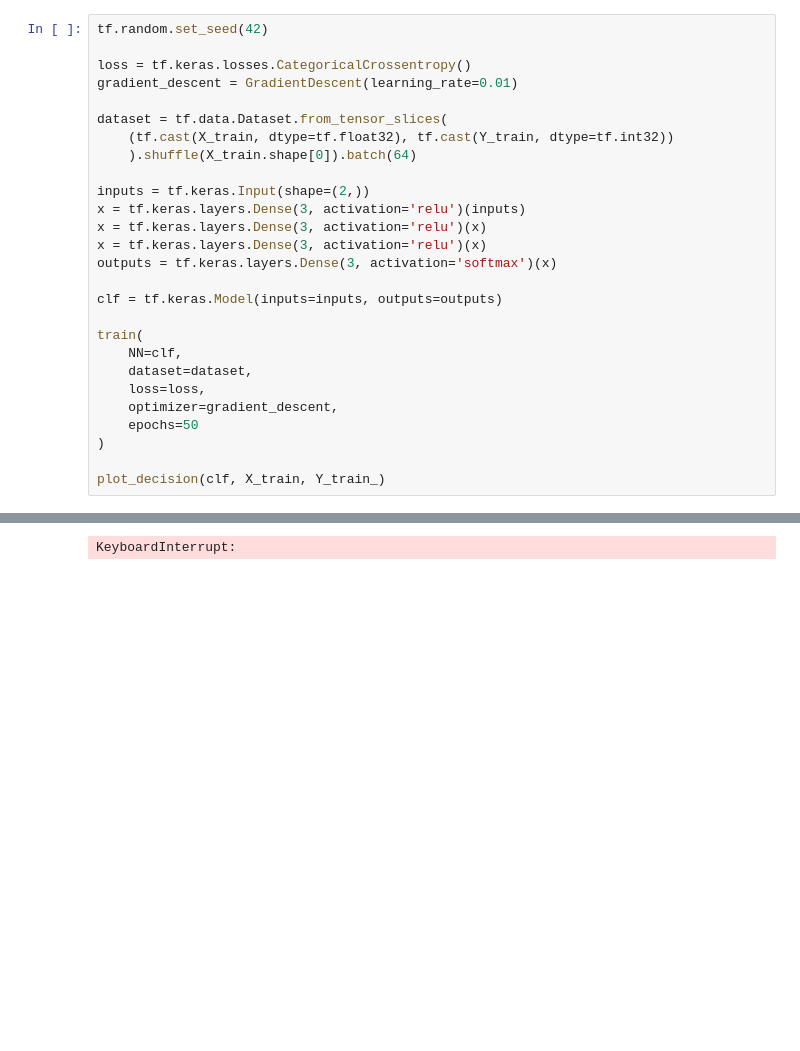
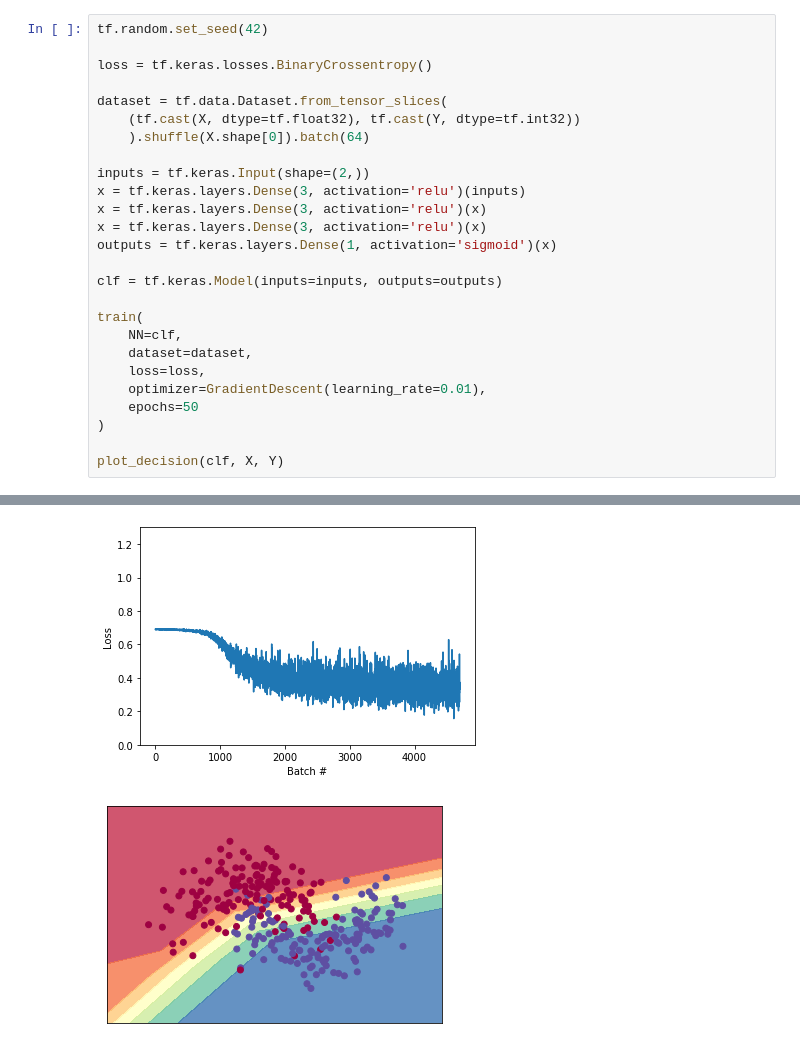
Before and after one commit to Ohorodnik/NN-framework, a Jupyter notebook: GradientDescent.ipynb, the cells around one changed output, grey strips where cells are left out. Saved outputs shown, nothing was run; the diff lists cells and outputs as text; blank space fills up the shorter version.

```diff
--- a/GradientDescent.ipynb
+++ b/GradientDescent.ipynb
@@ -89,18 +67,17 @@ Epoch 49: train cost = 0.15066927671432495
 # %%
 tf.random.set_seed(42)
 
-loss = tf.keras.losses.CategoricalCrossentropy()
-gradient_descent = GradientDescent(learning_rate=0.01)
+loss = tf.keras.losses.BinaryCrossentropy()
 
 dataset = tf.data.Dataset.from_tensor_slices(
-    (tf.cast(X_train, dtype=tf.float32), tf.cast(Y_train, dtype=tf.int32))
-    ).shuffle(X_train.shape[0]).batch(64)
+    (tf.cast(X, dtype=tf.float32), tf.cast(Y, dtype=tf.int32))
+    ).shuffle(X.shape[0]).batch(64)
 
 inputs = tf.keras.Input(shape=(2,))
 x = tf.keras.layers.Dense(3, activation='relu')(inputs)
 x = tf.keras.layers.Dense(3, activation='relu')(x)
 x = tf.keras.layers.Dense(3, activation='relu')(x)
-outputs = tf.keras.layers.Dense(3, activation='softmax')(x)
+outputs = tf.keras.layers.Dense(1, activation='sigmoid')(x)
 
 clf = tf.keras.Model(inputs=inputs, outputs=outputs)
 
@@ -108,9 +85,9 @@ train(
     NN=clf,
     dataset=dataset,
     loss=loss,
-    optimizer=gradient_descent,
+    optimizer=GradientDescent(learning_rate=0.01),
     epochs=50
 )
 
-plot_decision(clf, X_train, Y_train_)
+plot_decision(clf, X, Y)
 # %% [output]
@@ -120 +111,2 @@ Epoch 2: train cost = 0.6079238653182983
-KeyboardInterrupt:
+[figure, added]
+[figure, added]
```
Also changed, not shown: parts of 12 cells of this notebook, 14 other files.
